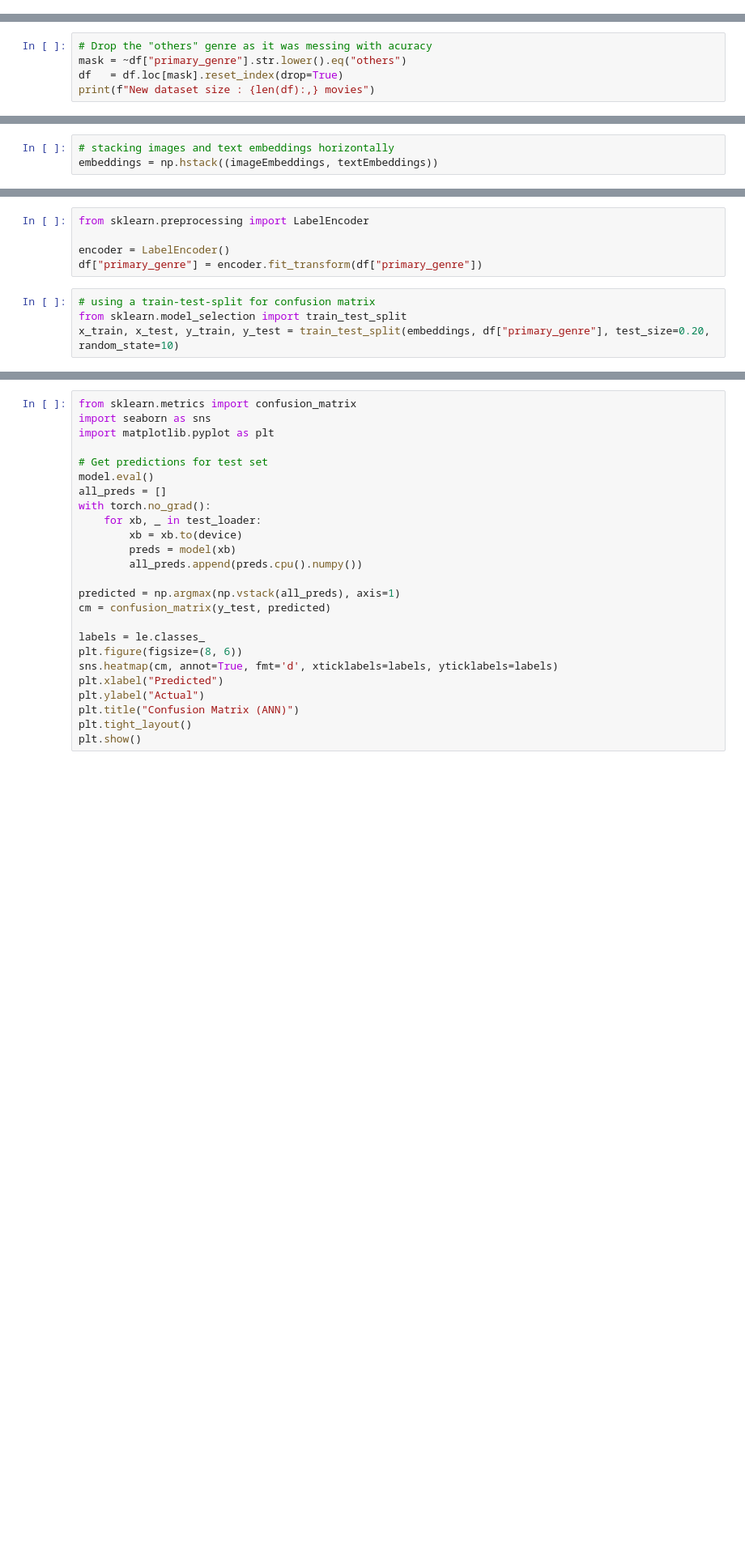
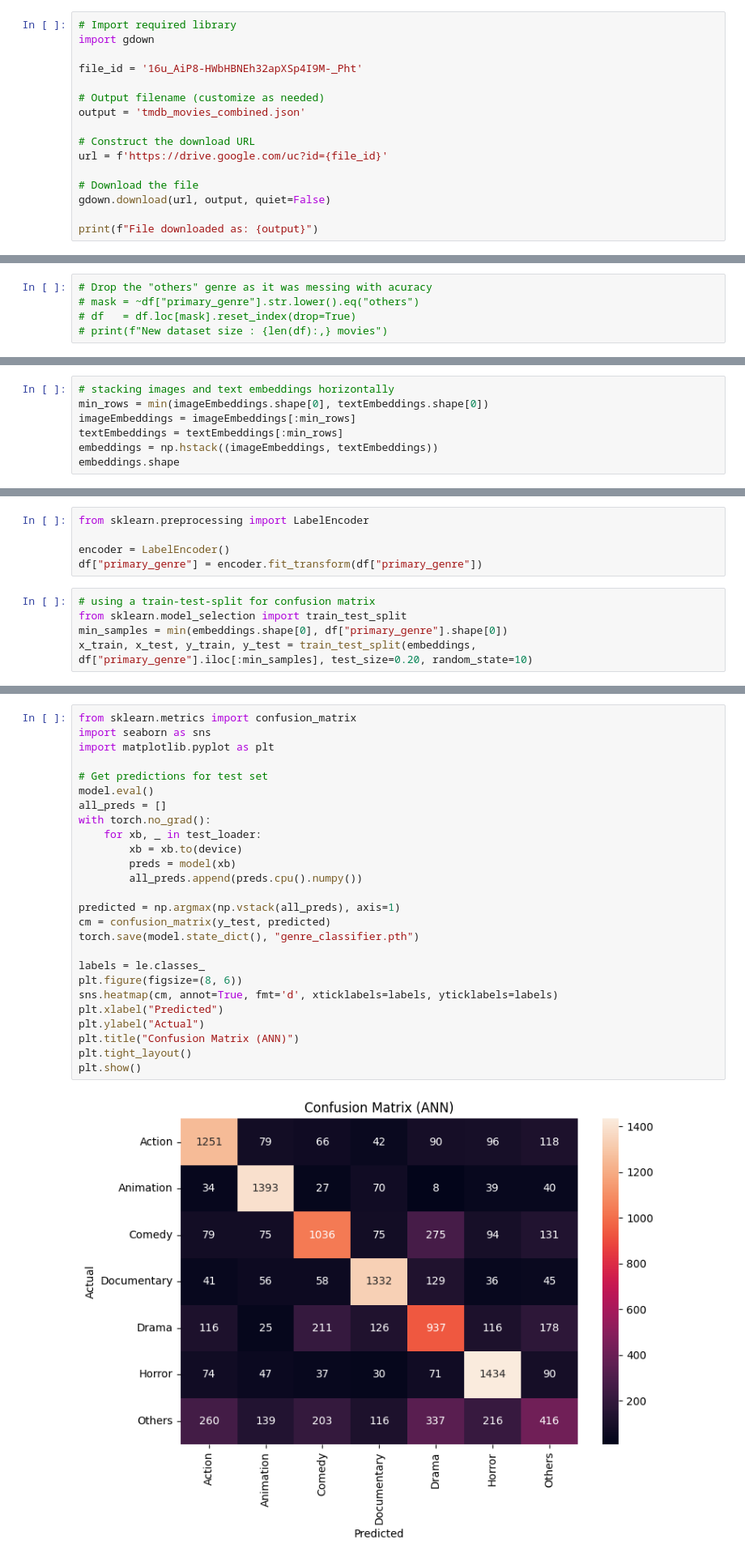
Before and after one commit to iamfaham/movies-genre-classification, a Jupyter notebook: IMDB_Genre_Prediction_Final.ipynb, the cells around one changed output, grey strips where cells are left out. Shown at 81% size. Drawn from its saved outputs; the diff is of its cells as text; blank space fills up the shorter version.

Commit message:
Add weights file and updae dataset pull from drive

```diff
--- a/IMDB_Genre_Prediction_Final.ipynb
+++ b/IMDB_Genre_Prediction_Final.ipynb
@@ -2,0 +21,16 @@
+# %%
+# Import required library
+import gdown
+
+file_id = '16u_AiP8-HWbHBNEh32apXSp4I9M-_Pht'
+
+# Output filename (customize as needed)
+output = 'tmdb_movies_combined.json'
+
+# Construct the download URL
+url = f'https://drive.google.com/uc?id={file_id}'
+
+# Download the file
+gdown.download(url, output, quiet=False)
+
+print(f"File downloaded as: {output}")
@@ -31,8 +110,8 @@ df["primary_genre"].value_counts().plot(kind = "bar")
 # %%
 # Drop the "others" genre as it was messing with acuracy
-mask = ~df["primary_genre"].str.lower().eq("others")
-df   = df.loc[mask].reset_index(drop=True)
-print(f"New dataset size : {len(df):,} movies")
+# mask = ~df["primary_genre"].str.lower().eq("others")
+# df   = df.loc[mask].reset_index(drop=True)
+# print(f"New dataset size : {len(df):,} movies")
 # %%
 # performing random undersampling
 from imblearn.under_sampling import RandomUnderSampler
@@ -341,3 +507,7 @@ mlp_image_model = train_mlp_image(X_img, y_img)
 # %%
 # stacking images and text embeddings horizontally
+min_rows = min(imageEmbeddings.shape[0], textEmbeddings.shape[0])
+imageEmbeddings = imageEmbeddings[:min_rows]
+textEmbeddings = textEmbeddings[:min_rows]
 embeddings = np.hstack((imageEmbeddings, textEmbeddings))
+embeddings.shape
@@ -349,7 +521,8 @@ df["primary_genre"] = encoder.fit_transform(df["primary_genre"])
 # %%
 # using a train-test-split for confusion matrix
 from sklearn.model_selection import train_test_split
-x_train, x_test, y_train, y_test = train_test_split(embeddings, df["primary_genre"], test_size=0.20, random_state=10)
+min_samples = min(embeddings.shape[0], df["primary_genre"].shape[0])
+x_train, x_test, y_train, y_test = train_test_split(embeddings, df["primary_genre"].iloc[:min_samples], test_size=0.20, random_state=10)
 # %%
 # standardizing the inputs
 # Convert to torch tensors first
@@ -517,28 +712,31 @@ plt.show()
 # %%
 from sklearn.metrics import confusion_matrix
 import seaborn as sns
 import matplotlib.pyplot as plt
 
 # Get predictions for test set
 model.eval()
 all_preds = []
 with torch.no_grad():
     for xb, _ in test_loader:
         xb = xb.to(device)
         preds = model(xb)
         all_preds.append(preds.cpu().numpy())
 
 predicted = np.argmax(np.vstack(all_preds), axis=1)
 cm = confusion_matrix(y_test, predicted)
+torch.save(model.state_dict(), "genre_classifier.pth")
 
 labels = le.classes_
 plt.figure(figsize=(8, 6))
 sns.heatmap(cm, annot=True, fmt='d', xticklabels=labels, yticklabels=labels)
 plt.xlabel("Predicted")
 plt.ylabel("Actual")
 plt.title("Confusion Matrix (ANN)")
 plt.tight_layout()
 plt.show()
+# %% [output]
+[figure, added]
 # %%
 model.eval()
 correct = 0
```
Also changed, not shown: parts of 26 cells of this notebook, 1 other file.
